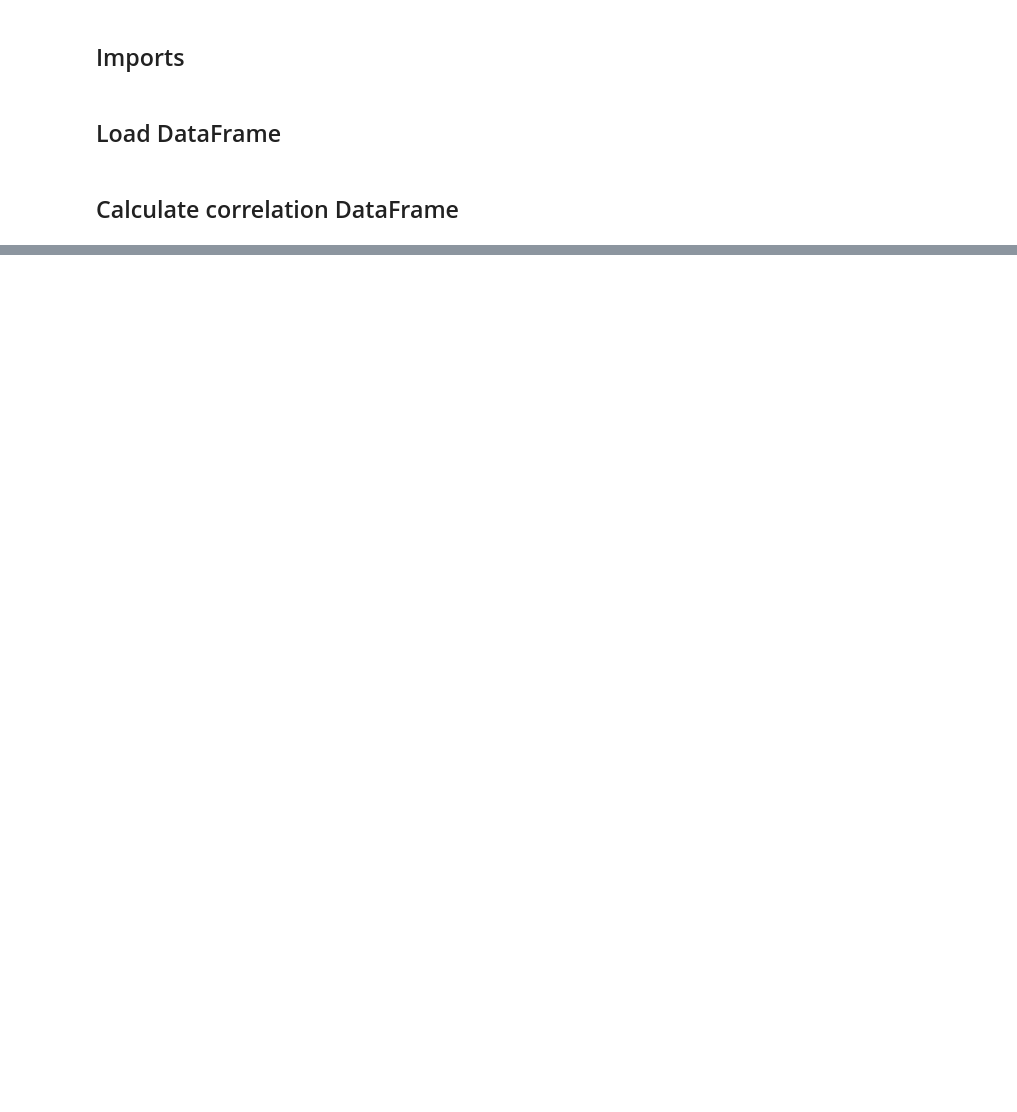
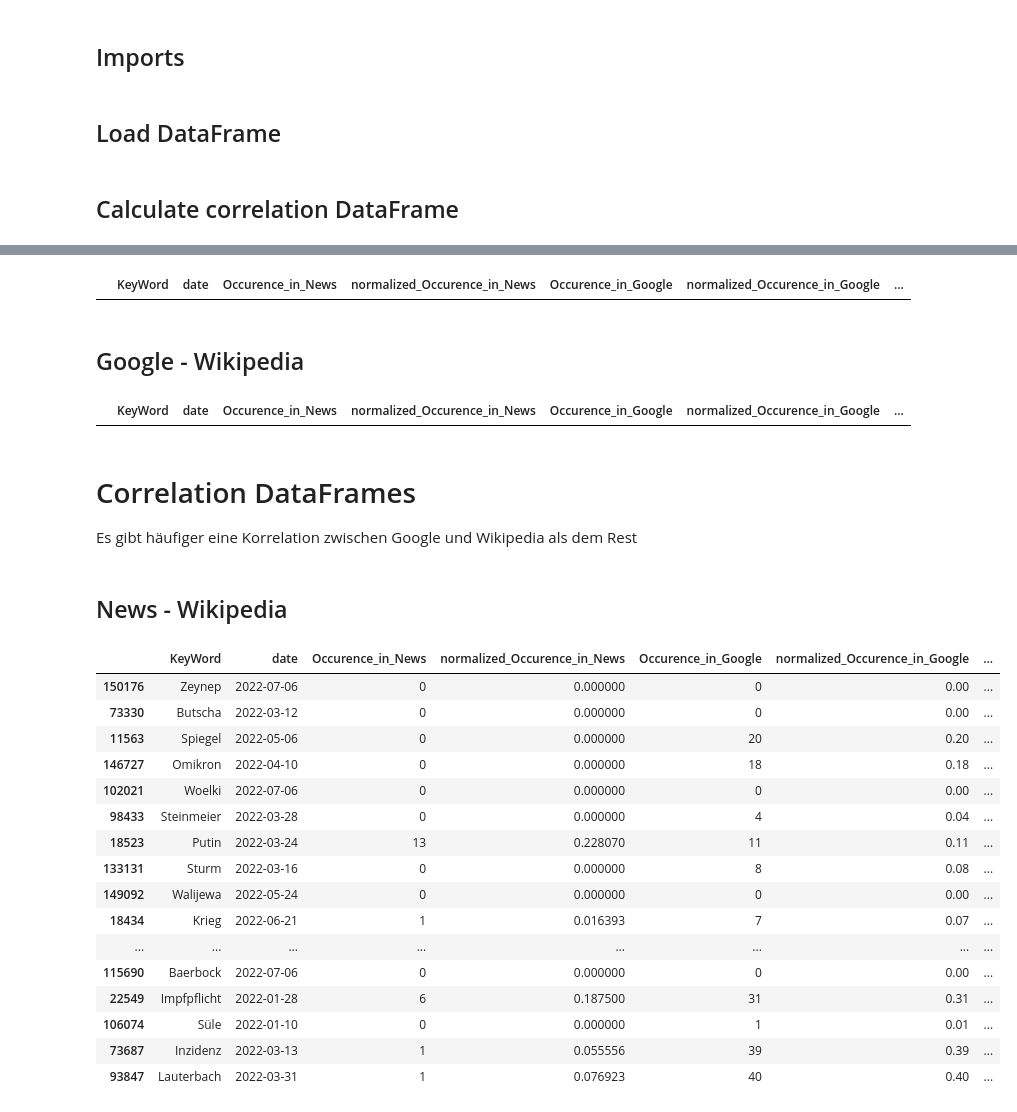
Before and after one commit to JanSchuck/Bachelorthesis, a Jupyter notebook: Analysis/Correlation_Analysis.ipynb, the cells around one changed output, grey strips where cells are left out. Drawn from its saved outputs; the diff is of its cells as text; code cells hidden in the pictures; blank space fills up the shorter version.

```diff
--- a/Analysis/Correlation_Analysis.ipynb
+++ b/Analysis/Correlation_Analysis.ipynb
@@ -47,0 +187,37 @@ def calculate_correlation(dataframe):
+# %%
+Occurence_DataFrame[Occurence_DataFrame["correlation_news_google"].between(-0.9,-0.7)].sort_values("correlation_news_google",ascending=False).groupby("KeyWord").head(1)
+# %% [output]
+|  | KeyWord | date | Occurence_in_News | normalized_Occurence_in_News | Occurence_in_Google | normalized_Occurence_in_Google | ... |
+# %% [markdown]
+## Google - Wikipedia
+# %%
+Occurence_DataFrame[Occurence_DataFrame["correlation_google_wikipedia"].between(-0.9,-0.7)].sort_values("correlation_google_wikipedia",ascending=False).groupby("KeyWord").head(1)
+# %% [output]
+|  | KeyWord | date | Occurence_in_News | normalized_Occurence_in_News | Occurence_in_Google | normalized_Occurence_in_Google | ... |
+# %% [markdown]
+# Correlation DataFrames
+
+Es gibt häufiger eine Korrelation zwischen Google und Wikipedia als dem Rest
+# %% [markdown]
+## News - Wikipedia
+# %%
+correlation_News_Wikipedia = Occurence_DataFrame[Occurence_DataFrame["correlation_news_wikipedia"].between(0.7,1)].sort_values("correlation_news_wikipedia",ascending=False).groupby("KeyWord").head(1)
+correlation_News_Wikipedia
+# %% [output]
+|  | KeyWord | date | Occurence_in_News | normalized_Occurence_in_News | Occurence_in_Google | normalized_Occurence_in_Google | ... |
+| 150176 | Zeynep | 2022-07-06 | 0 | 0.000000 | 0 | 0.00 | ... |
+| 73330 | Butscha | 2022-03-12 | 0 | 0.000000 | 0 | 0.00 | ... |
+| 11563 | Spiegel | 2022-05-06 | 0 | 0.000000 | 20 | 0.20 | ... |
+| 146727 | Omikron | 2022-04-10 | 0 | 0.000000 | 18 | 0.18 | ... |
+| 102021 | Woelki | 2022-07-06 | 0 | 0.000000 | 0 | 0.00 | ... |
+| 98433 | Steinmeier | 2022-03-28 | 0 | 0.000000 | 4 | 0.04 | ... |
+| 18523 | Putin | 2022-03-24 | 13 | 0.228070 | 11 | 0.11 | ... |
+| 133131 | Sturm | 2022-03-16 | 0 | 0.000000 | 8 | 0.08 | ... |
+| 149092 | Walijewa | 2022-05-24 | 0 | 0.000000 | 0 | 0.00 | ... |
+| 18434 | Krieg | 2022-06-21 | 1 | 0.016393 | 7 | 0.07 | ... |
+| ... | ... | ... | ... | ... | ... | ... | ... |
+| 115690 | Baerbock | 2022-07-06 | 0 | 0.000000 | 0 | 0.00 | ... |
+| 22549 | Impfpflicht | 2022-01-28 | 6 | 0.187500 | 31 | 0.31 | ... |
+| 106074 | Süle | 2022-01-10 | 0 | 0.000000 | 1 | 0.01 | ... |
+| 73687 | Inzidenz | 2022-03-13 | 1 | 0.055556 | 39 | 0.39 | ... |
+| 93847 | Lauterbach | 2022-03-31 | 1 | 0.076923 | 40 | 0.40 | ... |
```
Also changed, not shown: parts of 29 cells of this notebook.
